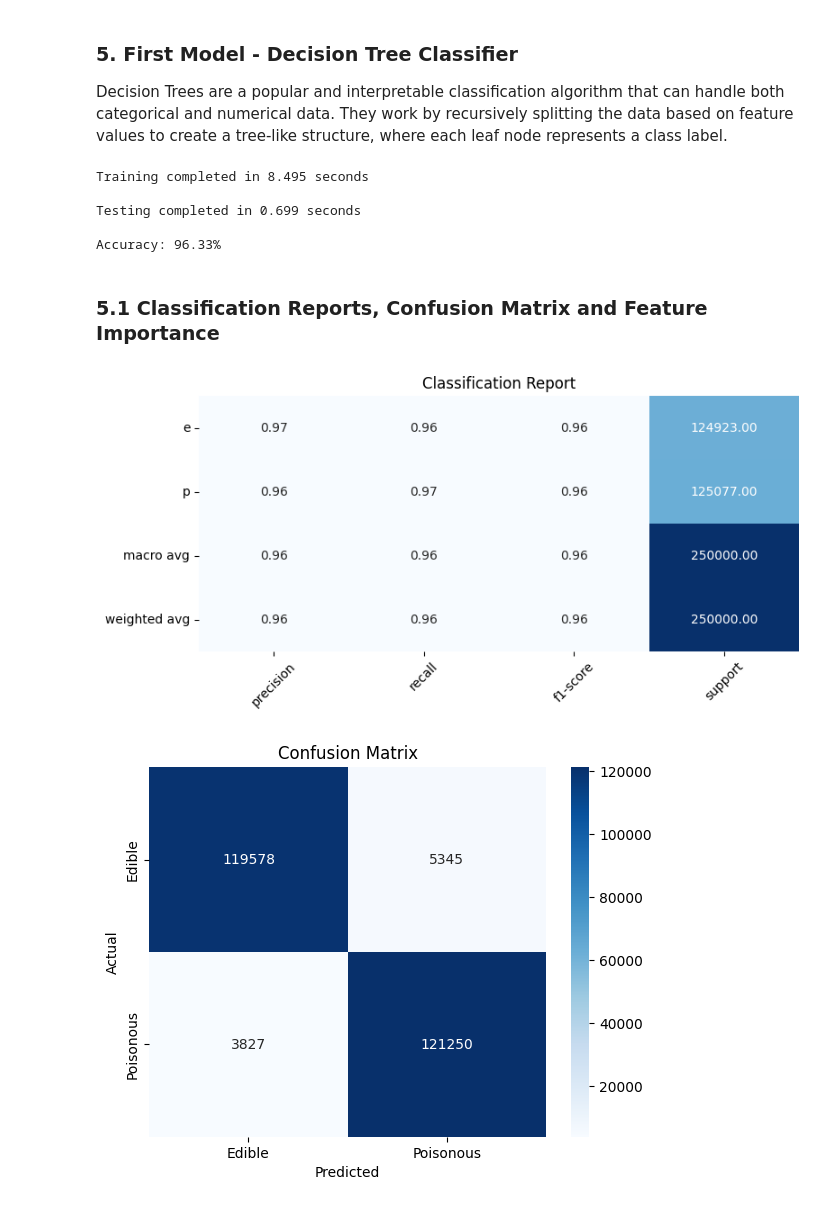
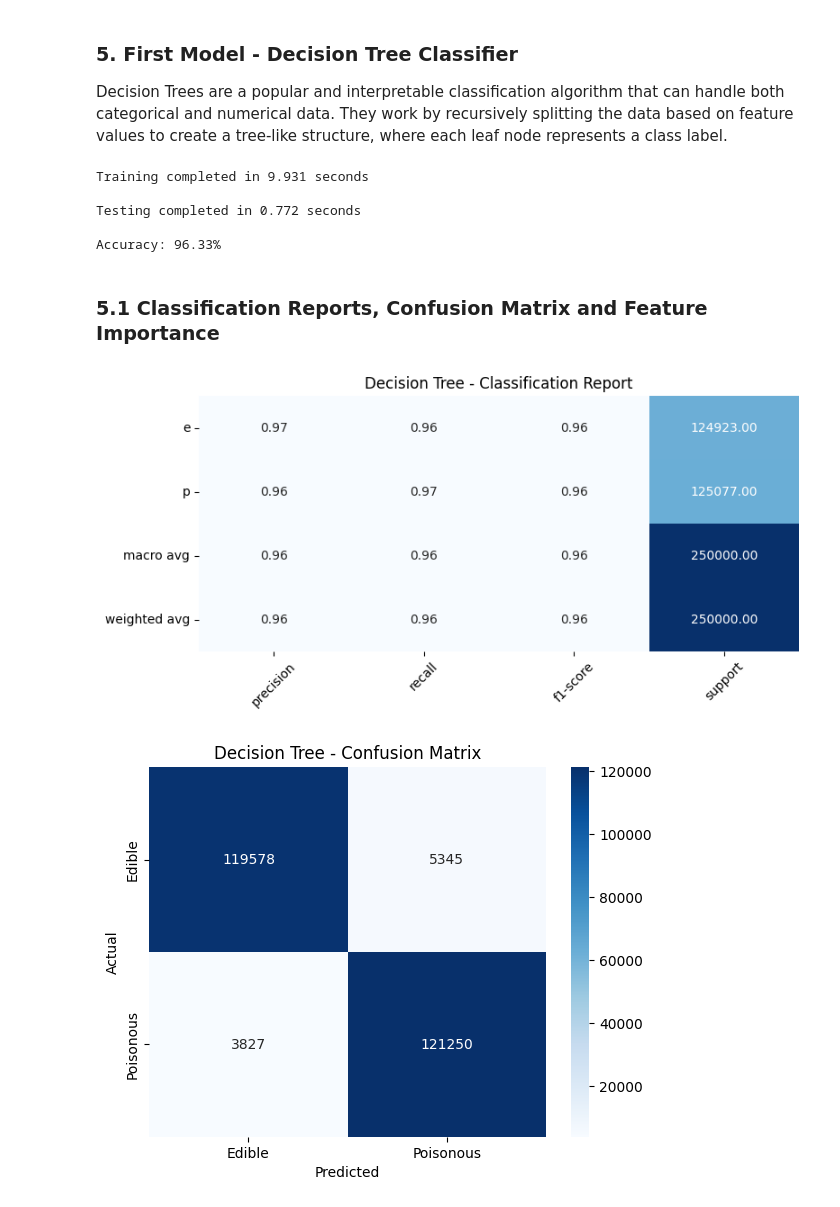
Before and after one commit to rodeso/iart.mushroom, a Jupyter notebook: supervised-learning.ipynb, the cells around one changed output. Saved outputs shown, nothing was run; the diff lists cells and outputs as text; code cells hidden in the pictures.

```diff
--- a/supervised-learning.ipynb
+++ b/supervised-learning.ipynb
@@ -57,7 +57,7 @@ preprocessor = ColumnTransformer(
 )
 
 # Define Pipeline with a Decision Tree
-pipeline = Pipeline(
+pipeline_dt = Pipeline(
     steps=[
         ("preprocessing", preprocessor),
         ("classifier", DecisionTreeClassifier(random_state=420))
@@ -66,22 +66,22 @@ pipeline = Pipeline(
 
 # Train the Model (timed)
 start_train = time.time()
-pipeline.fit(X_train, y_train)
+pipeline_dt.fit(X_train, y_train)
 end_train = time.time()
 print(f"\nTraining completed in {end_train - start_train:.3f} seconds")
 
 # Test the Model (timed)
 start_test = time.time()
-y_pred = pipeline.predict(X_test)
+y_pred = pipeline_dt.predict(X_test)
 end_test = time.time()
 print(f"\nTesting completed in {end_test - start_test:.3f} seconds")
 
-
+# Evaluation
 print(f"\nAccuracy: {(accuracy_score(y_test, y_pred)*100):.2f}%")
 # %% [output]
-Training completed in 8.495 seconds
+Training completed in 9.931 seconds
 
-Testing completed in 0.699 seconds
+Testing completed in 0.772 seconds
 
 Accuracy: 96.33%
 # %% [markdown]
@@ -89,26 +89,26 @@ Accuracy: 96.33%
 # %%
 # Get the classification report as a dictionary
 report_dict = classification_report(y_test, y_pred, output_dict=True)
 
 # Convert to DataFrame (drop "accuracy" which isn't per-class)
 report_df = pd.DataFrame(report_dict).transpose()
 
 # Optional: keep only relevant rows
 report_df = report_df.loc[["e", "p", "macro avg", "weighted avg"]]
 
 # Round values for display
 report_df = report_df.round(2)
 
 # Plot as a heatmap
 plt.figure(figsize=(8, 4))
 sns.heatmap(report_df.iloc[:, :4], annot=True, fmt=".2f", cmap="Blues", cbar=False)
-plt.title("Classification Report")
+plt.title("Decision Tree - Classification Report")
 plt.yticks(rotation=0)
 plt.xticks(rotation=45)
 plt.tight_layout()
 plt.show()
 # %% [output]
-[figure, old version]
+[figure, new version]
 # %%
 # Confusion Matrix
 conf_matrix = confusion_matrix(y_test, y_pred)
@@ -117,9 +117,9 @@ sns.heatmap(conf_matrix, annot=True, fmt='d', cmap="Blues",
             yticklabels=["Edible", "Poisonous"])
 plt.xlabel("Predicted")
 plt.ylabel("Actual")
-plt.title("Confusion Matrix")
+plt.title("Decision Tree - Confusion Matrix")
 plt.show()
 # %% [output]
-[figure, old version]
+[figure, new version]
 # %%
 # Feature Importance
```
Also changed, not shown: parts of 10 cells of this notebook, 3 other files.
